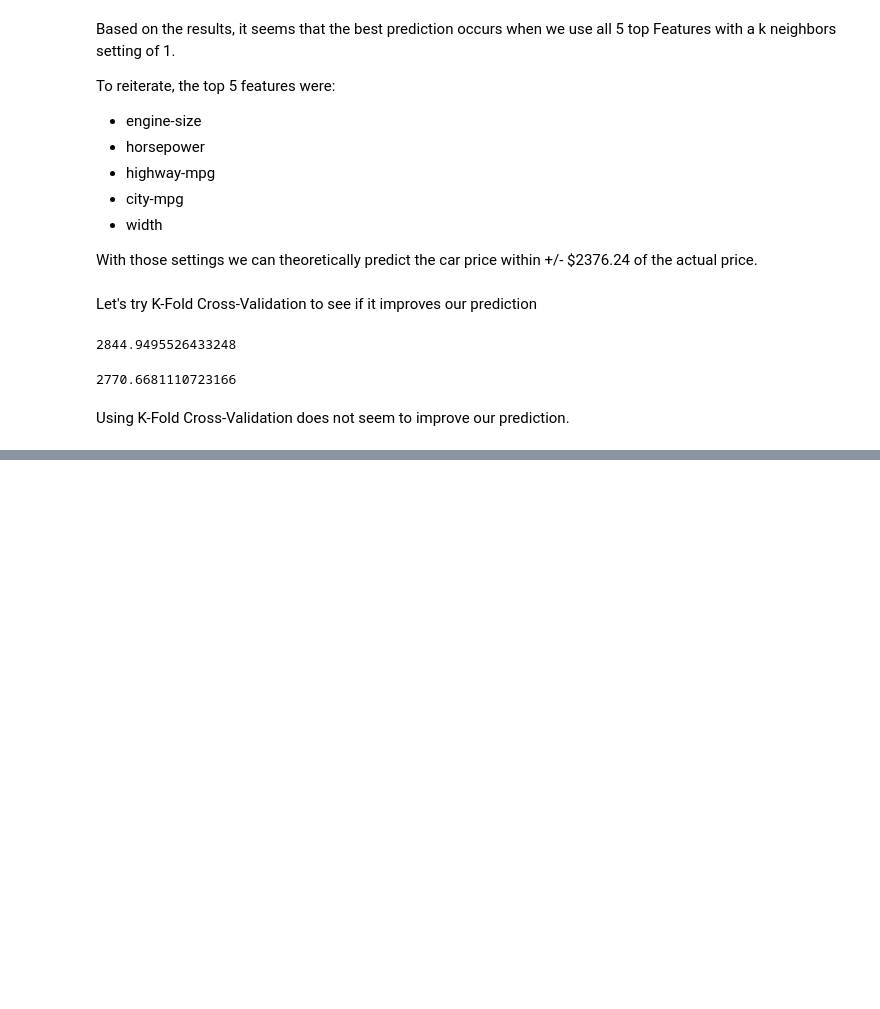
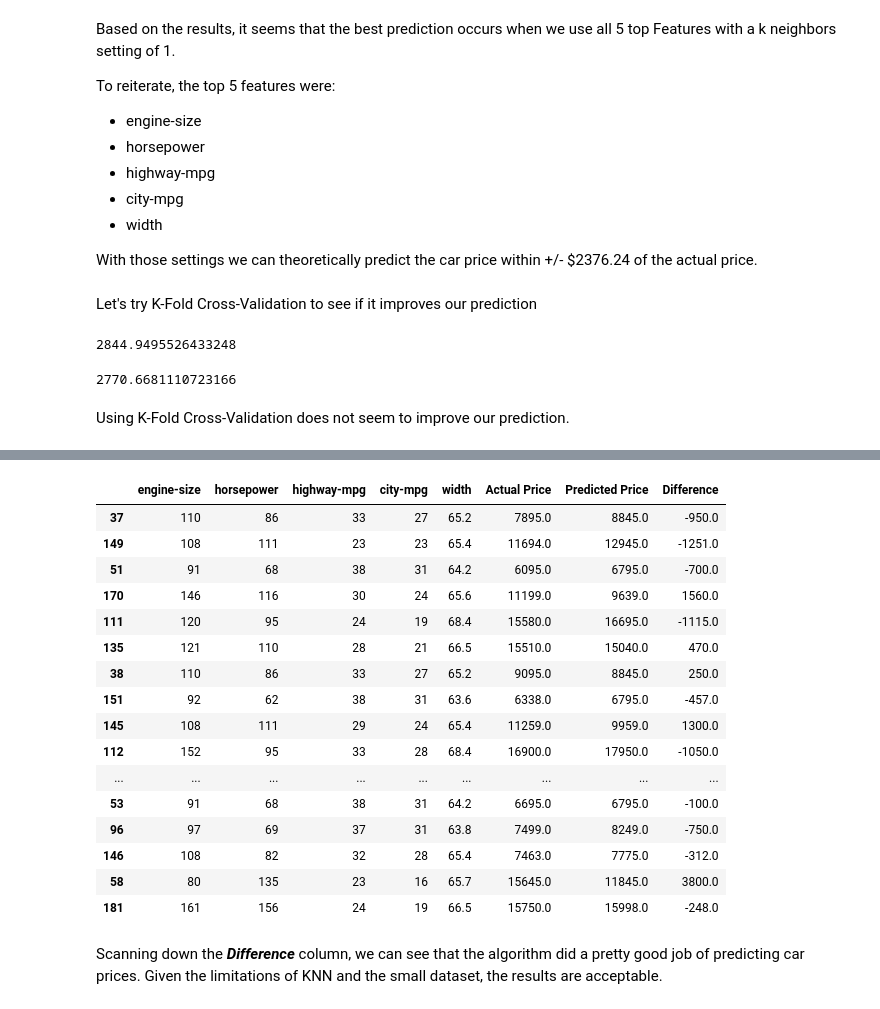
Before and after one commit to Adam-Klaum/car_prices, a Jupyter notebook: car_prices.ipynb, the cells around one changed output, grey strips where cells are left out. Drawn from its saved outputs; the diff is of its cells as text; code cells hidden in the pictures; blank space fills up the shorter version.

Commit message:
Reworked the knn_train_test function to return rmse as well as the test datasets and predictions.  Added a Results section to clearly show how the predictions stacke up to the original prices

```diff
--- a/car_prices.ipynb
+++ b/car_prices.ipynb
@@ -298,7 +298,9 @@ def knn_train_test(train_cols, target_col, df, neighbors=None):
 
     prediction = knn.predict(X_test)
 
-    return mean_squared_error(y_test, prediction) ** .5
+    rmse = mean_squared_error(y_test, prediction) ** .5
+
+    return rmse, X_test, y_test, prediction
 # %%
 # Getting a list of columns to cycle through the model excluding 'price'
 
@@ -312,7 +314,7 @@ rmse_list = []
 # Running each feature column through the model function
 
 for col in test_cols:
-    rmse = knn_train_test([col], 'price', cars)
+    rmse, _, _, _ = knn_train_test([col], 'price', cars)
     rmse_list.append(rmse)
 # %%
 # For easier graphing and data manipulation, creating a DataFrame out of the results
@@ -365,7 +367,7 @@ for val in neighbors:
     rmse_list = []
 
     for col in test_cols:
-        rmse = knn_train_test([col], 'price', cars, val)
+        rmse, _, _, _ = knn_train_test([col], 'price', cars, val)
         rmse_list.append(rmse)
 
     neighbors_test.append(rmse_list)
@@ -526,0 +529,35 @@ With this particular data set and using KNeighborsRegressor model, the best pred
+# %%
+# Running KNN with the features and parameters discovered above
+
+(rmse, X_test, y_test, prediction) = knn_train_test(top_5_features, 'price', cars, 1)
+# %%
+# Joining the results with original data for a more human readable output
+
+results = cars_original.iloc[X_test.index][top_5_features]
+results['Actual Price'] = y_test
+results['Predicted Price'] = prediction
+results['Difference'] = results['Actual Price'] - results['Predicted Price']
+
+# Taking 20 random samples from the results for viewing
+
+results.sample(20)
+# %% [output]
+|  | engine-size | horsepower | highway-mpg | city-mpg | width | Actual Price | Predicted Price | Difference |
+| 37 | 110 | 86 | 33 | 27 | 65.2 | 7895.0 | 8845.0 | -950.0 |
+| 149 | 108 | 111 | 23 | 23 | 65.4 | 11694.0 | 12945.0 | -1251.0 |
+| 51 | 91 | 68 | 38 | 31 | 64.2 | 6095.0 | 6795.0 | -700.0 |
+| 170 | 146 | 116 | 30 | 24 | 65.6 | 11199.0 | 9639.0 | 1560.0 |
+| 111 | 120 | 95 | 24 | 19 | 68.4 | 15580.0 | 16695.0 | -1115.0 |
+| 135 | 121 | 110 | 28 | 21 | 66.5 | 15510.0 | 15040.0 | 470.0 |
+| 38 | 110 | 86 | 33 | 27 | 65.2 | 9095.0 | 8845.0 | 250.0 |
+| 151 | 92 | 62 | 38 | 31 | 63.6 | 6338.0 | 6795.0 | -457.0 |
+| 145 | 108 | 111 | 29 | 24 | 65.4 | 11259.0 | 9959.0 | 1300.0 |
+| 112 | 152 | 95 | 33 | 28 | 68.4 | 16900.0 | 17950.0 | -1050.0 |
+| ... | ... | ... | ... | ... | ... | ... | ... | ... |
+| 53 | 91 | 68 | 38 | 31 | 64.2 | 6695.0 | 6795.0 | -100.0 |
+| 96 | 97 | 69 | 37 | 31 | 63.8 | 7499.0 | 8249.0 | -750.0 |
+| 146 | 108 | 82 | 32 | 28 | 65.4 | 7463.0 | 7775.0 | -312.0 |
+| 58 | 80 | 135 | 23 | 16 | 65.7 | 15645.0 | 11845.0 | 3800.0 |
+| 181 | 161 | 156 | 24 | 19 | 66.5 | 15750.0 | 15998.0 | -248.0 |
+# %% [markdown]
+Scanning down the ***Difference*** column, we can see that the algorithm did a pretty good job of predicting car prices. Given the limitations of KNN and the small dataset, the results are acceptable.
```
Also changed, not shown: parts of 3 cells of this notebook.
